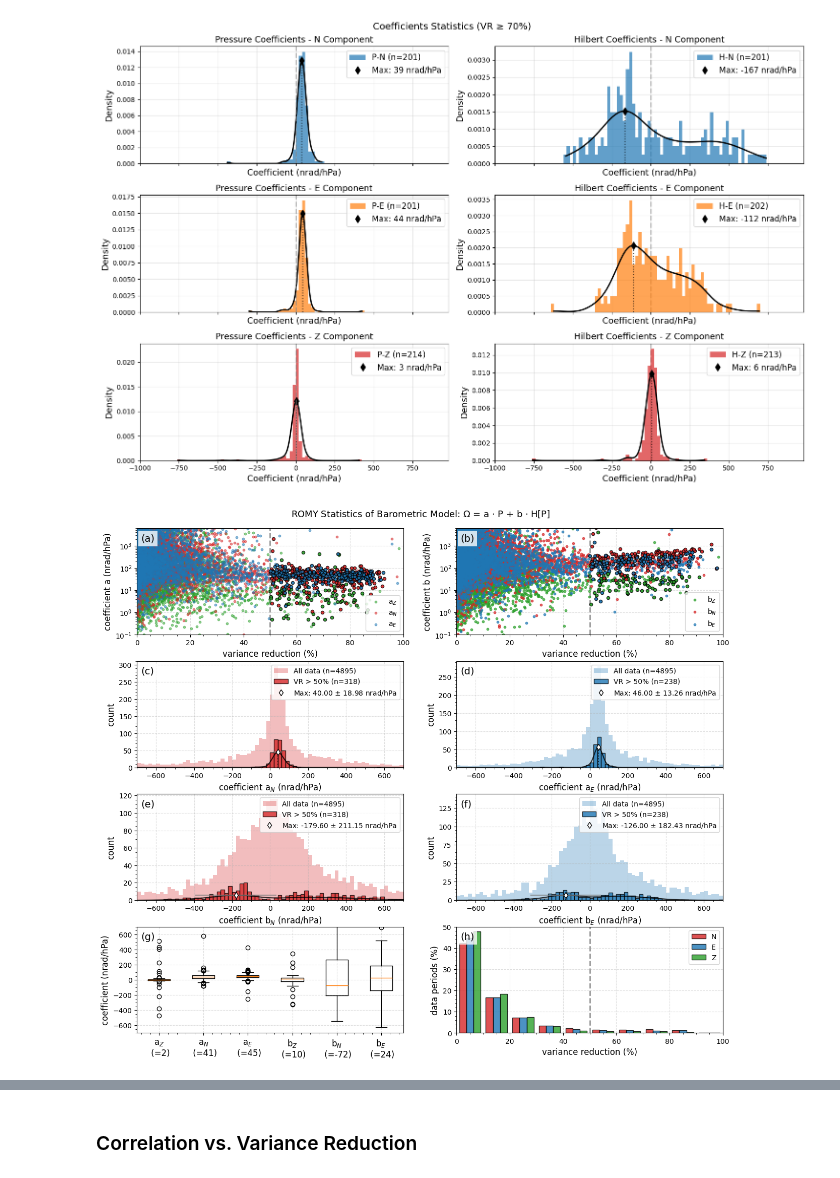
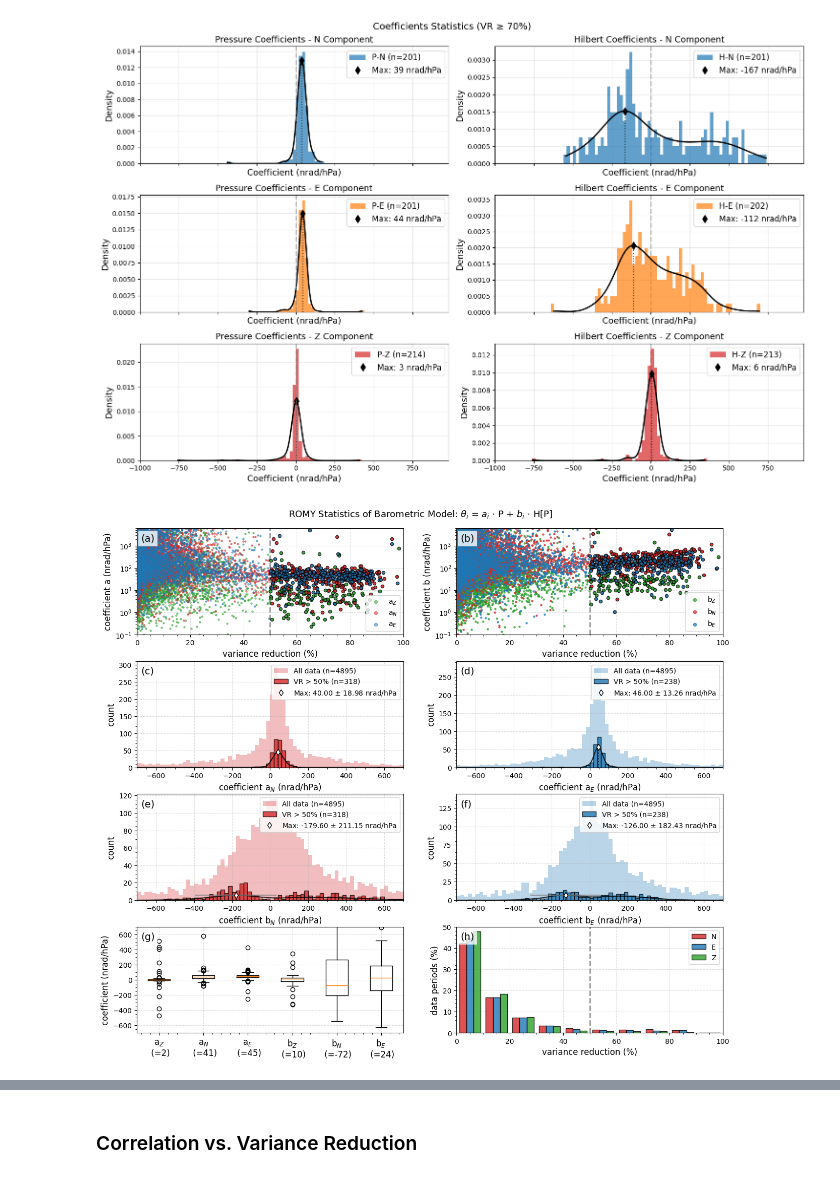
Before and after one commit to andbrocode/BaroSeis, a Jupyter notebook: plot_coefficients_histogram.ipynb, the cells around one changed output, grey strips where cells are left out. Cells and saved outputs as stored; diff of their text form; code cells hidden in the pictures.

```diff
--- a/plot_coefficients_histogram.ipynb
+++ b/plot_coefficients_histogram.ipynb
@@ -439,7 +439,7 @@ def plot_coefficients_statistics(df, vr_threshold=50, absolute=False, figsize=(1
 
     Nrow, Ncol = 4, 2  # 4 rows, 2 columns
     font = 12
-    ms1, ms2 = 10, 20  # marker sizes
+    ms1, ms2 = 5, 20  # marker sizes
     scale, unit = 1, "nrad/hPa"
 
     # Filter data with high VR
@@ -474,9 +474,9 @@ def plot_coefficients_statistics(df, vr_threshold=50, absolute=False, figsize=(1
                 label=r"a$_E$", zorder=2, alpha=0.5)
 
     # High VR data
-    p_z_high = np.abs(dfZ['P_coef_Z']) if absolute else dfZ['P_coef_Z']
-    p_n_high = np.abs(dfN['P_coef_N']) if absolute else dfN['P_coef_N']
-    p_e_high = np.abs(dfE['P_coef_E']) if absolute else dfE['P_coef_E']
+    p_z_high = np.abs(dfZ['P_coef_Z'])
+    p_n_high = np.abs(dfN['P_coef_N'])
+    p_e_high = np.abs(dfE['P_coef_E'])
 
     ax0.scatter(dfZ['var_red_Z'], p_z_high*scale, s=ms2, color=colors["Z"],
                 zorder=2, edgecolor="k", alpha=0.8)
@@ -484,7 +484,8 @@ def plot_coefficients_statistics(df, vr_threshold=50, absolute=False, figsize=(1
                 zorder=2, edgecolor="k", alpha=0.8)
     ax0.scatter(dfE['var_red_E'], p_e_high*scale, s=ms2, color=colors["E"],
                 zorder=2, edgecolor="k", alpha=0.8)
-    ax0.legend(loc='lower right', fontsize=font-2)
+
+    ax0.legend(loc='lower right', fontsize=font-2, markerscale=2)
     ax0.set_yscale("log")
     ax0.set_xlim(0, 100)
     ax0.set_xlabel("variance reduction (%)", fontsize=font)
@@ -511,9 +512,9 @@ def plot_coefficients_statistics(df, vr_threshold=50, absolute=False, figsize=(1
                 label=r"b$_E$", zorder=2, alpha=0.7)
 
     # High VR data
-    h_z_high = np.abs(dfZ['H_coef_Z']) if absolute else dfZ['H_coef_Z']
-    h_n_high = np.abs(dfN['H_coef_N']) if absolute else dfN['H_coef_N']
-    h_e_high = np.abs(dfE['H_coef_E']) if absolute else dfE['H_coef_E']
+    h_z_high = np.abs(dfZ['H_coef_Z'])
+    h_n_high = np.abs(dfN['H_coef_N'])
+    h_e_high = np.abs(dfE['H_coef_E'])
 
     ax1.scatter(dfZ['var_red_Z'], h_z_high*scale, s=ms2, color=colors["Z"],
                 zorder=2, edgecolor="k", alpha=0.8)
@@ -521,7 +522,7 @@ def plot_coefficients_statistics(df, vr_threshold=50, absolute=False, figsize=(1
                 zorder=2, edgecolor="k", alpha=0.8)
     ax1.scatter(dfE['var_red_E'], h_e_high*scale, s=ms2, color=colors["E"],
                 zorder=2, edgecolor="k", alpha=0.8)
-    ax1.legend(loc='lower right', fontsize=font-2)
+    ax1.legend(loc='lower right', fontsize=font-2, markerscale=2)
     ax1.set_yscale("log")
     ax1.set_xlim(0, 100)
     ax1.set_xlabel("variance reduction (%)", fontsize=font)
@@ -784,7 +785,7 @@ def plot_coefficients_statistics(df, vr_threshold=50, absolute=False, figsize=(1
 
     # Add supertitle
     text = f"{station} Statistics of Barometric Model:"
-    fig.suptitle(text + r" $\Omega$ = a $\cdot$ P + b $\cdot$ H[P]", fontsize=font+1, y=0.91)
+    fig.suptitle(text + r" $\theta_i$ = $a_i$ $\cdot$ P + $b_i$ $\cdot$ H[P]", fontsize=font+1, y=0.91)
 
     plt.tight_layout()
     plt.show()
@@ -797,29 +798,29 @@ def plot_coefficients_statistics(df, vr_threshold=50, absolute=False, figsize=(1
 # %%
 if station == "FUR":
     fig = plot_coefficients_statistics(
         df,
         vr_threshold=50,
         bin_paras={'bin_step': 1, 'bmin': -75, 'bmax': 75},
         show_kde=True
     )
 elif station == "ROMY":
     fig = plot_coefficients_statistics(
         df,
         vr_threshold=50,
         bin_paras={'bin_step': 20, 'bmin': -700, 'bmax': 700},
         show_kde=True
     )
 elif station == "DROMY":
     fig = plot_coefficients_statistics(
         df,
         vr_threshold=40,
-        bin_paras={'bin_step': 1, 'bmin': -200, 'bmax': 200},
+        bin_paras={'bin_step': 2, 'bmin': -150, 'bmax': 150},
         show_kde=True
     )
 
 fig.savefig(f'figures/{station}_model_coefficients_statistics.png', dpi=150, bbox_inches='tight')
 # %% [output]
-[figure, old version]
+[figure, new version]
 # %%
 if station == "FUR":
     fig = plot_coefficients_statistics(
```
Also changed, not shown: parts of 6 cells of this notebook, 23 other files.
